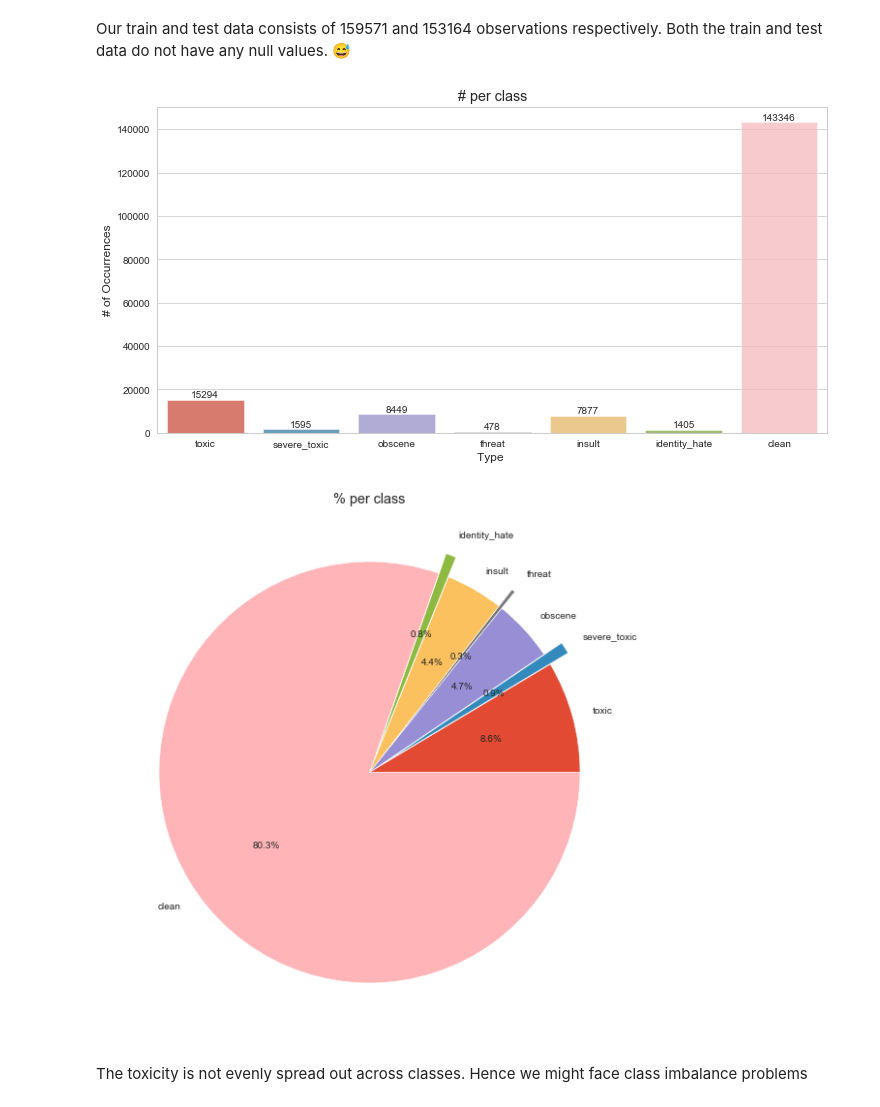
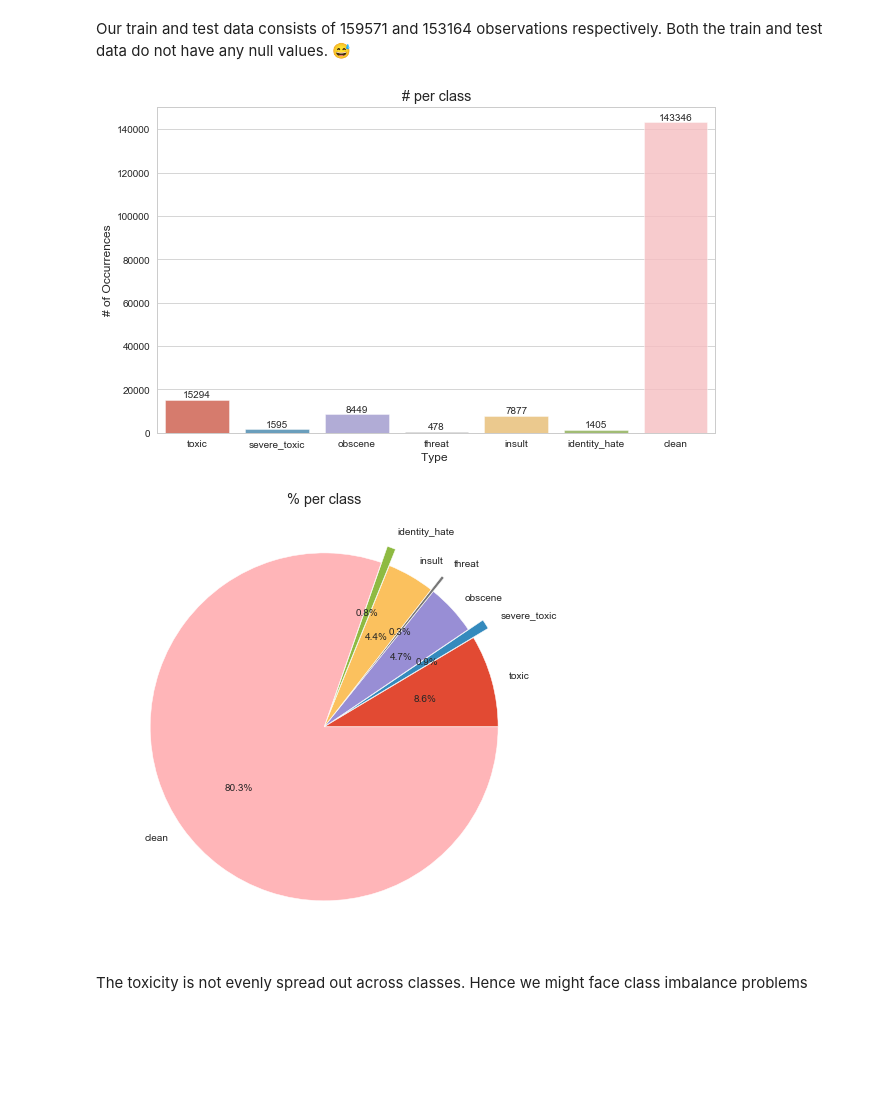
Before and after one commit to ishansoni22/UdacityML, a Jupyter notebook: ml_advance_capstone/notebook.ipynb, the cells around one changed output. Cells and saved outputs as stored; diff of their text form; code cells hidden in the pictures; blank space fills up the shorter version.

```diff
--- a/ml_advance_capstone/notebook.ipynb
+++ b/ml_advance_capstone/notebook.ipynb
@@ -137,30 +137,30 @@ eda["clean"] = eda.iloc[:,2:].apply(findClean, axis = 1)
 # %%
 # Lets study class imbalance
 
 x = eda.iloc[:, 2:].sum()
 #plot
-plt.figure(figsize = (12, 6))
+plt.figure(figsize = (10, 6))
 ax = sns.barplot(x.index, x.values, alpha = 0.8)
 plt.title("# per class")
 plt.ylabel('# of Occurrences', fontsize = 12)
 plt.xlabel('Type ', fontsize = 12)
 #adding the text labels
 rects = ax.patches
 labels = x.values
 for rect, label in zip(rects, labels):
     height = rect.get_height()
     ax.text(rect.get_x() + rect.get_width()/2, height + 5, label, ha = 'center', va = 'bottom')
 
 plt.show()
 # %% [output]
-[figure, old version]
+[figure, new version]
 # %%
-x.plot(kind = 'pie', explode = [0, 0.1, 0, 0.1, 0, 0.1, 0], figsize = (10, 10), autopct = '%1.1f%%', shadow = False)
+x.plot(kind = 'pie', explode = [0, 0.1, 0, 0.1, 0, 0.1, 0], figsize = (10, 8), autopct = '%1.1f%%', shadow = False)
 plt.title("% per class")
 plt.ylabel("")
 plt.show()
 # %% [output]
-[figure, old version]
+[figure, new version]
 # %% [markdown]
 The toxicity is not evenly spread out across classes. Hence we might face class imbalance problems
 # %%
```
Also changed, not shown: parts of 25 cells of this notebook, 2 other files.
